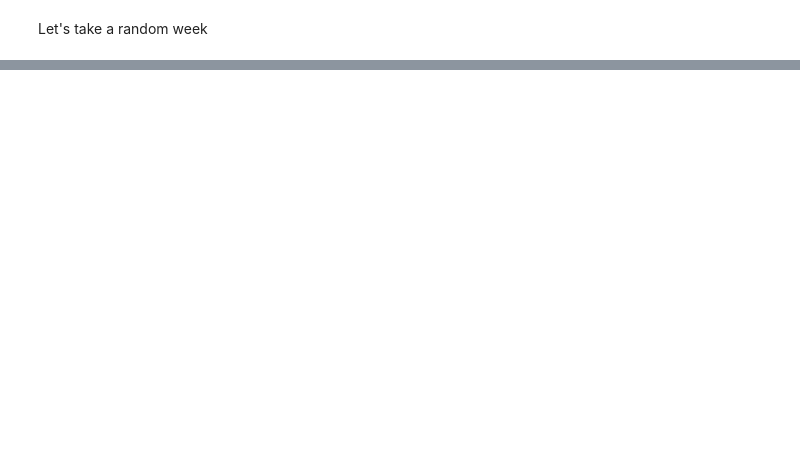
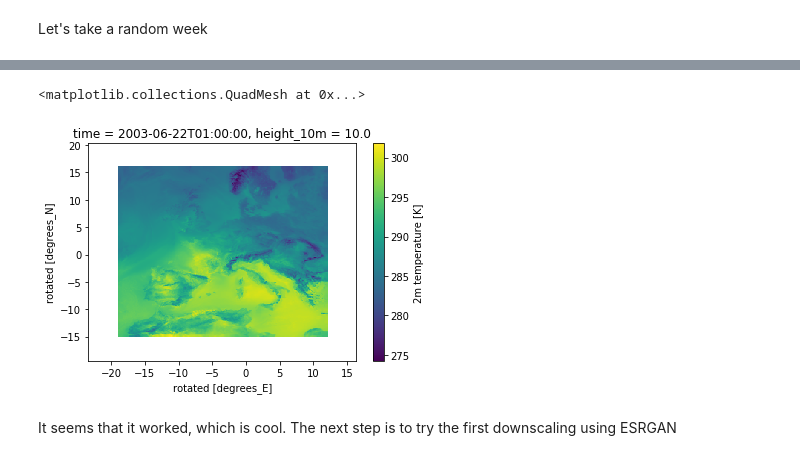
Before and after one commit to LeoMicollet/Downscaling_CM, a Jupyter notebook: dev/CDO_verification.ipynb, the cells around one changed output, grey strips where cells are left out. Drawn from its saved outputs; the diff is of its cells as text; code cells hidden in the pictures; blank space fills up the shorter version.

Commit message:
First CDO attempt

```diff
--- a/dev/CDO_verification.ipynb
+++ b/dev/CDO_verification.ipynb
@@ -28,0 +70,3 @@ NameError: name 'filenames' is not defined
+# %%
+rand_week_12km = xr.open_dataset("random_week_12km.nc")
+rand_week_12km
@@ -28,0 +96,7 @@ NameError: name 'filenames' is not defined
+# %%
+rand_week_12km.T_2M.isel(time=1).plot()
+# %% [output]
+<matplotlib.collections.QuadMesh at 0x...>
+[figure, added]
+# %% [markdown]
+It seems that it worked, which is cool. The next step is to try the first downscaling using ESRGAN
```
Also changed, not shown: parts of 7 cells of this notebook, 1 other file.
